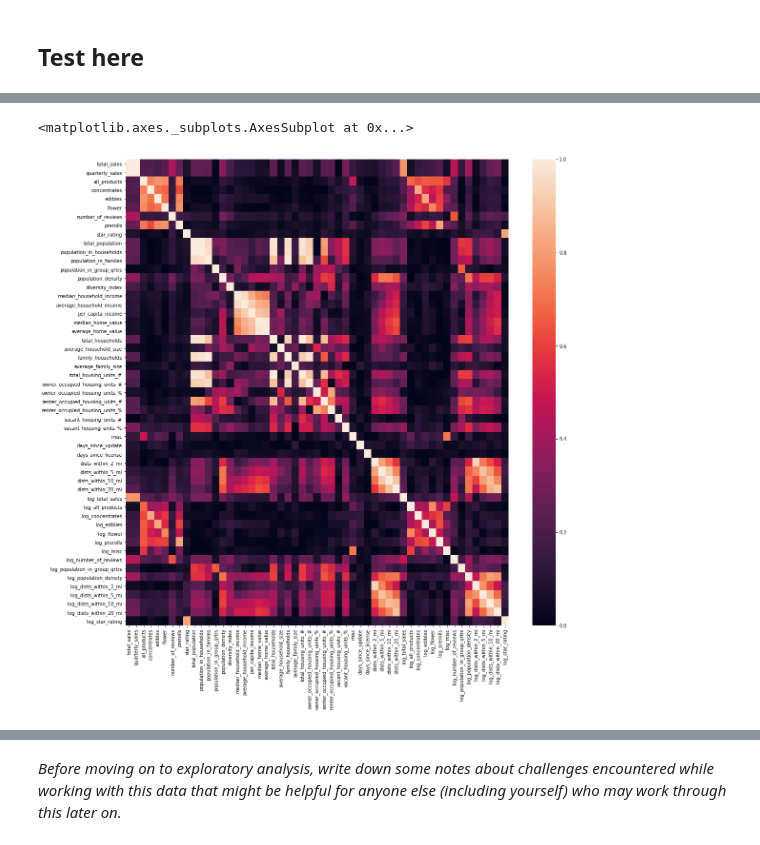
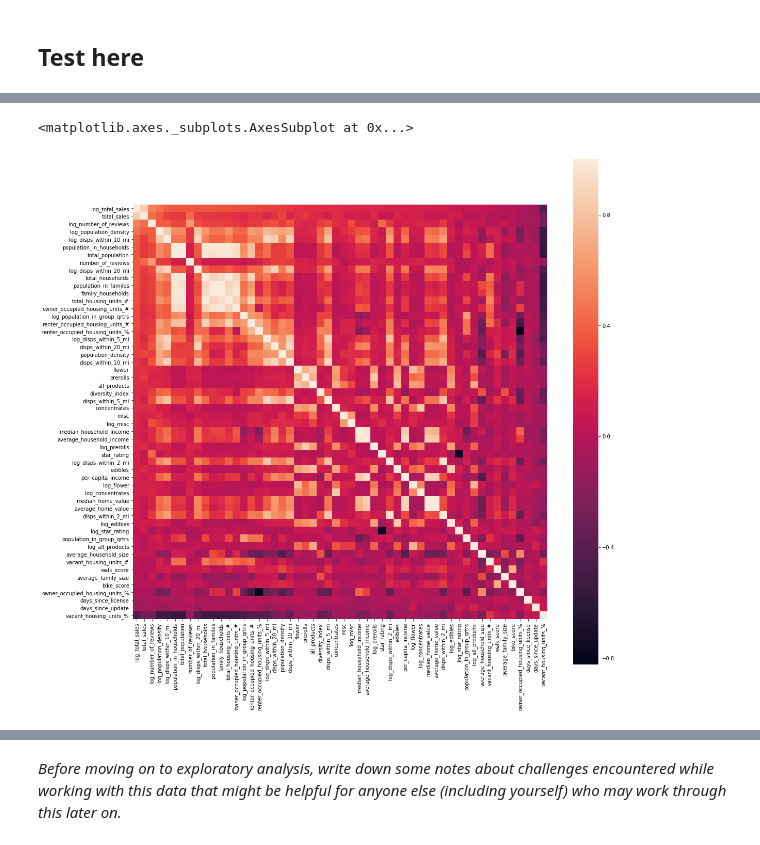
Before and after one commit to BotScutters/dispensary-predictions, a Jupyter notebook: notebooks/mvp.ipynb, the cells around one changed output, grey strips where cells are left out. Drawn from its saved outputs; the diff is of its cells as text; code cells hidden in the pictures.

```diff
--- a/notebooks/mvp.ipynb
+++ b/notebooks/mvp.ipynb
@@ -255,3 +459,0 @@ Data acquisition complete.
-# %%
-data = pd.read_json(path + disp_filename, orient='index')
-data.info()
@@ -1132,0 +587,18 @@ data.sort_values(by='total_sales')
+# %%
+test = pd.read_pickle('../data/interim/leafly.pkl')
+row = test.iloc[4]
+fields = ['address1', 'city', 'zip_code', 'latitude', 'longitude']
+address, city, zip_code, lat, lon = row[fields]
+url = get_walkscore_url(address, city, zip_code, lat, lon)
+r = requests.get(url)
+# %%
+fields = ['address1', 'city', 'zip_code', 'latitude', 'longitude']
+address, city, zip_code, lat, lon = row[fields]
+url = get_walkscore_url(address, city, zip_code, lat, lon)
+r = requests.get(url)
+
+response = json.loads(r.text)
+
+bikescore = response['bike']['score']
+walkscore = response['walkscore']
+transit_score = response['transit']['score']
@@ -1132,0 +620,3 @@ data.sort_values(by='total_sales')
+# %%
+coords = ['latitude', 'longitude']
+data[coords]
@@ -1638,6 +1171,8 @@ numeric.head()
 # %%
 fig, ax = plt.subplots(figsize=(18,18))
-sns.heatmap(numeric.corr().abs())
+df = numeric.corr().sort_values(by='log_total_sales', ascending=False)
+df = df[df.index]
+sns.heatmap(df, square=True)
 # %% [output]
 <matplotlib.axes._subplots.AxesSubplot at 0x...>
-[figure, old version]
+[figure, new version]
```
Also changed, not shown: parts of 37 cells of this notebook, 7 other files.
